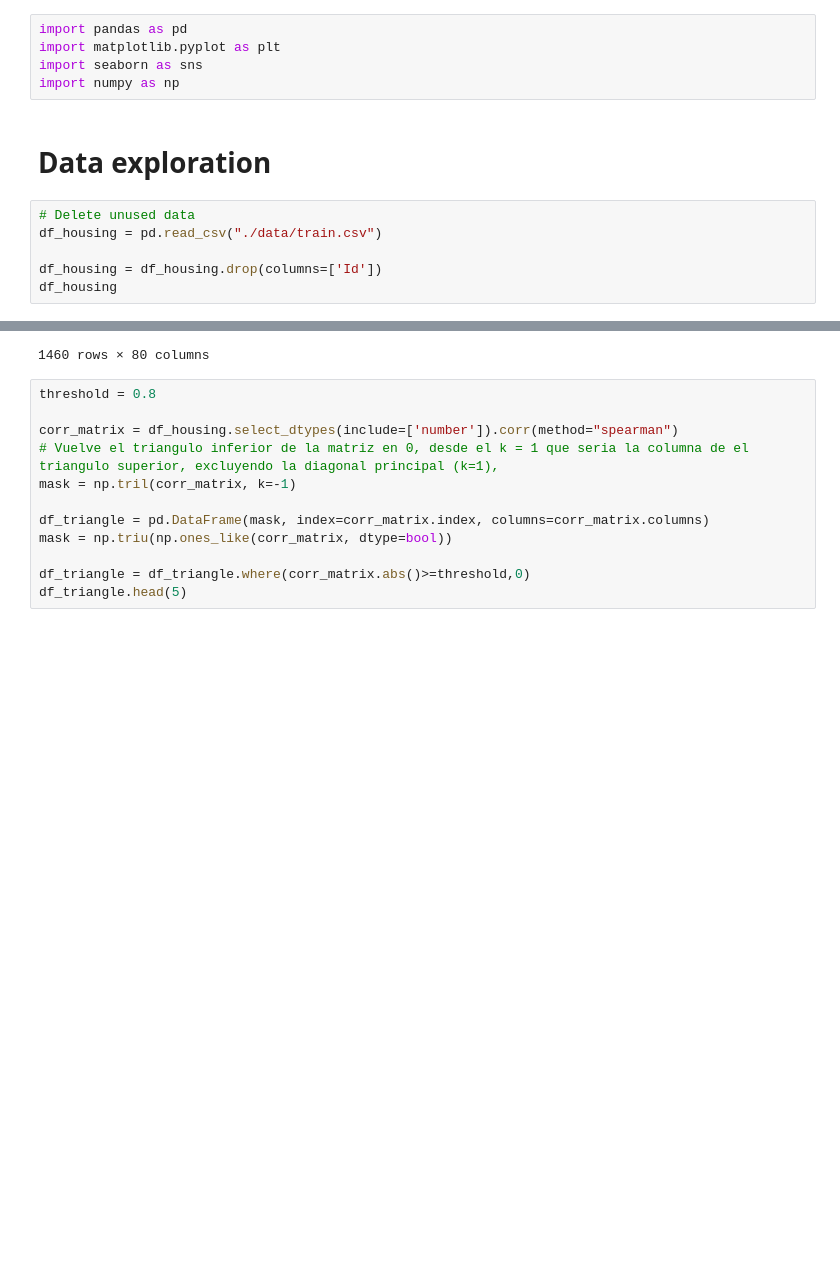
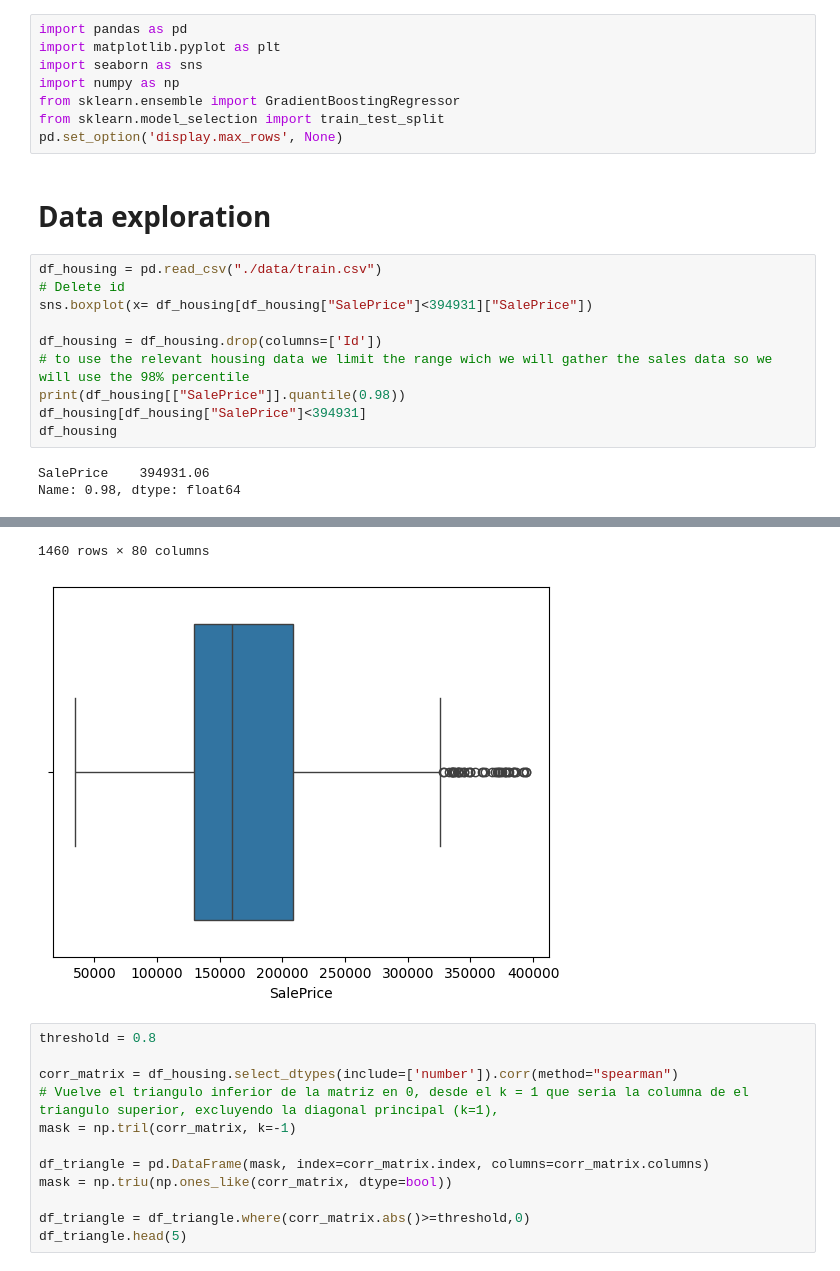
Before and after one commit to ErichGiusseppe/ml_testing, a Jupyter notebook: House_Prices-Advanced_Regression_Techniques/House_Prices-Advanced_Regression_Techniques.ipynb, the cells around one changed output, grey strips where cells are left out. Saved outputs shown, nothing was run; the diff lists cells and outputs as text; blank space fills up the shorter version.

```diff
--- a/House_Prices-Advanced_Regression_Techniques/House_Prices-Advanced_Regression_Techniques.ipynb
+++ b/House_Prices-Advanced_Regression_Techniques/House_Prices-Advanced_Regression_Techniques.ipynb
@@ -5,28 +5,38 @@ import pandas as pd
 import matplotlib.pyplot as plt
 import seaborn as sns
 import numpy as np
+from sklearn.ensemble import GradientBoostingRegressor
+from sklearn.model_selection import train_test_split
+pd.set_option('display.max_rows', None)
 # %% [markdown]
 # Data exploration
 # %%
-# Delete unused data
 df_housing = pd.read_csv("./data/train.csv")
+# Delete id
+sns.boxplot(x= df_housing[df_housing["SalePrice"]<394931]["SalePrice"])
 
 df_housing = df_housing.drop(columns=['Id'])
+# to use the relevant housing data we limit the range wich we will gather the sales data so we will use the 98% percentile
+print(df_housing[["SalePrice"]].quantile(0.98))
+df_housing[df_housing["SalePrice"]<394931]
 df_housing
 # %% [output]
+SalePrice    394931.06
+Name: 0.98, dtype: float64
 |  | MSSubClass | MSZoning | LotFrontage | LotArea | Street | Alley | LotShape | LandContour | Utilities | ... |
 | 0 | 60 | RL | 65.0 | 8450 | Pave | NaN | Reg | Lvl | AllPub | ... |
 | 1 | 20 | RL | 80.0 | 9600 | Pave | NaN | Reg | Lvl | AllPub | ... |
 | 2 | 60 | RL | 68.0 | 11250 | Pave | NaN | IR1 | Lvl | AllPub | ... |
 | 3 | 70 | RL | 60.0 | 9550 | Pave | NaN | IR1 | Lvl | AllPub | ... |
 | 4 | 60 | RL | 84.0 | 14260 | Pave | NaN | IR1 | Lvl | AllPub | ... |
 | ... | ... | ... | ... | ... | ... | ... | ... | ... | ... | ... |
 | 1455 | 60 | RL | 62.0 | 7917 | Pave | NaN | Reg | Lvl | AllPub | ... |
 | 1456 | 20 | RL | 85.0 | 13175 | Pave | NaN | Reg | Lvl | AllPub | ... |
 | 1457 | 70 | RL | 66.0 | 9042 | Pave | NaN | Reg | Lvl | AllPub | ... |
 | 1458 | 20 | RL | 68.0 | 9717 | Pave | NaN | Reg | Lvl | AllPub | ... |
 | 1459 | 20 | RL | 75.0 | 9937 | Pave | NaN | Reg | Lvl | AllPub | ... |
-1460 rows × 80 columns
+1460 rows × 80 columns
+[figure, added]
 # %%
 threshold = 0.8
 
```
Also changed, not shown: parts of 22 cells of this notebook.
